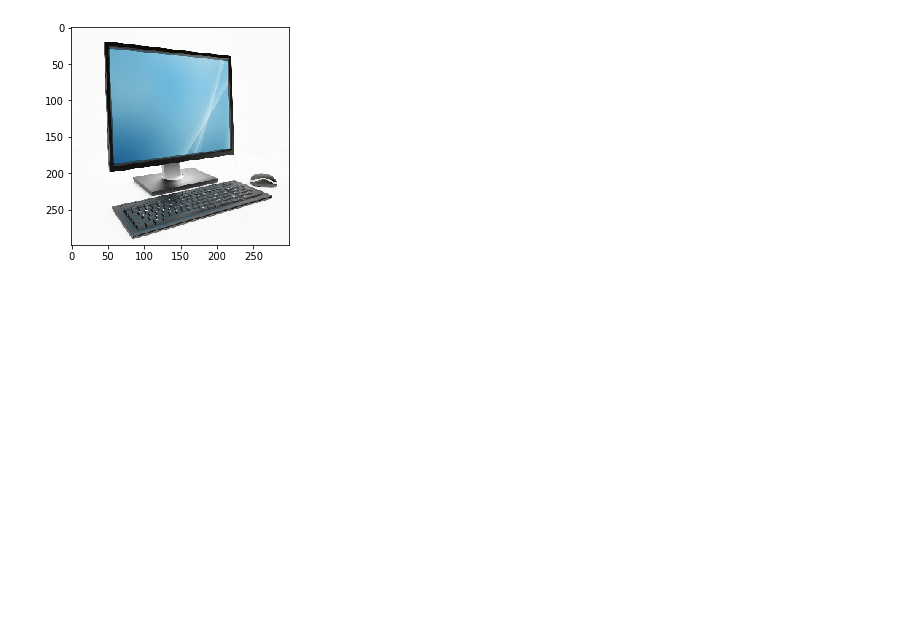
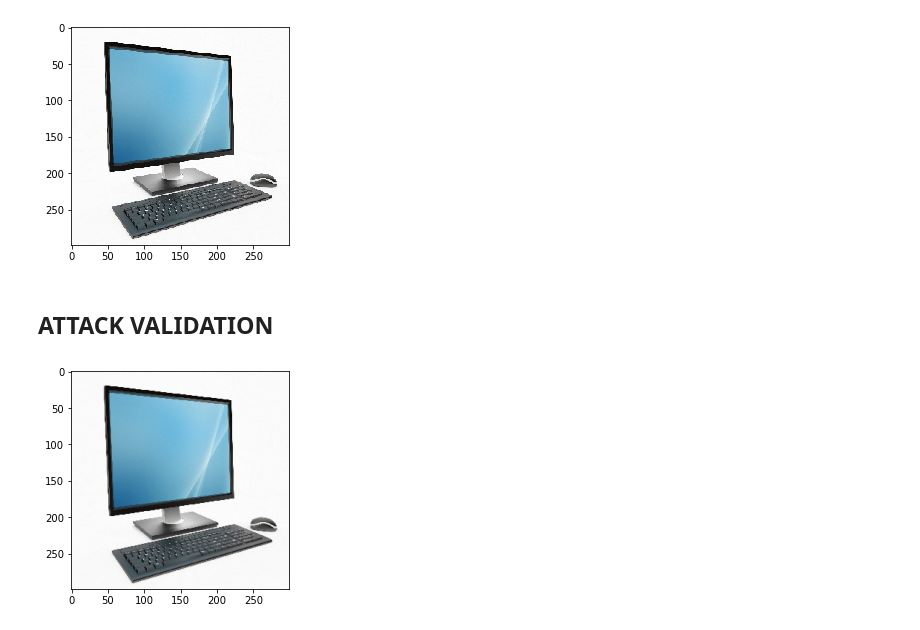
Before and after one commit to paul-hernandez99/Adversarial_Attack, a Jupyter notebook: Ataque_Adversario/Ataques adversarios.ipynb, the cells around one changed output. Drawn from its saved outputs; the diff is of its cells as text; code cells hidden in the pictures; blank space fills up the shorter version.

Commit message:
Attack validation

```diff
--- a/Ataque_Adversario/Ataques adversarios.ipynb
+++ b/Ataque_Adversario/Ataques adversarios.ipynb
@@ -163,3 +163,15 @@ plt.show()
 from PIL import Image
 im = Image.fromarray(adv1[0].astype(np.uint8))
 im.save("./Hacked.png")
+# %% [markdown]
+## ATTACK VALIDATION
+# %%
+from keras.preprocessing import image
+
+# Cargamos la imagen modificada para comprobar que hemos sido capaces de confundir a la red neuronal
+x = image.img_to_array(image.load_img("./hacked.png", target_size = (299,299)))
+
+plt.imshow(x.astype(np.uint8))
+plt.show()
+# %% [output]
+[figure, added]
```
Also changed, not shown: parts of 5 cells of this notebook.
